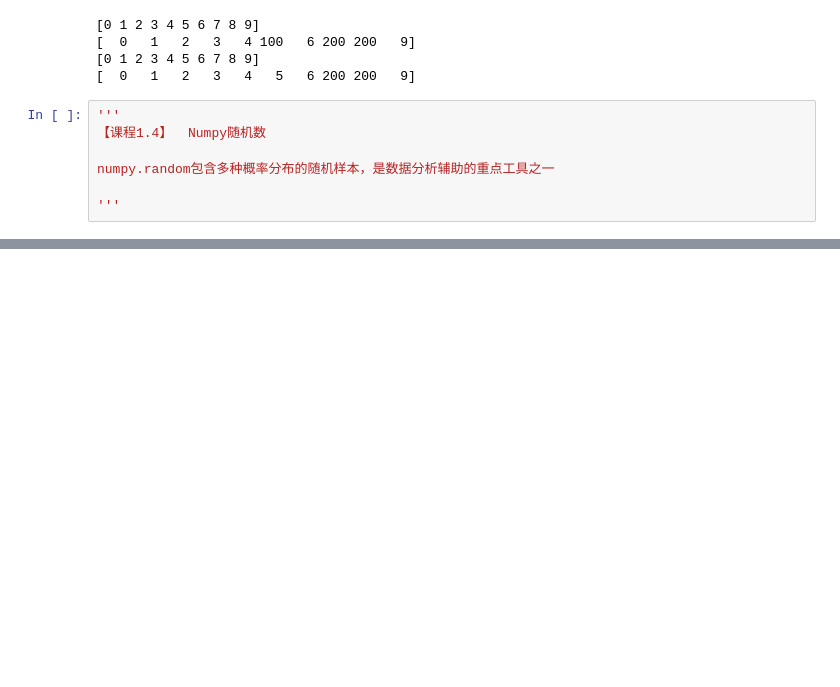
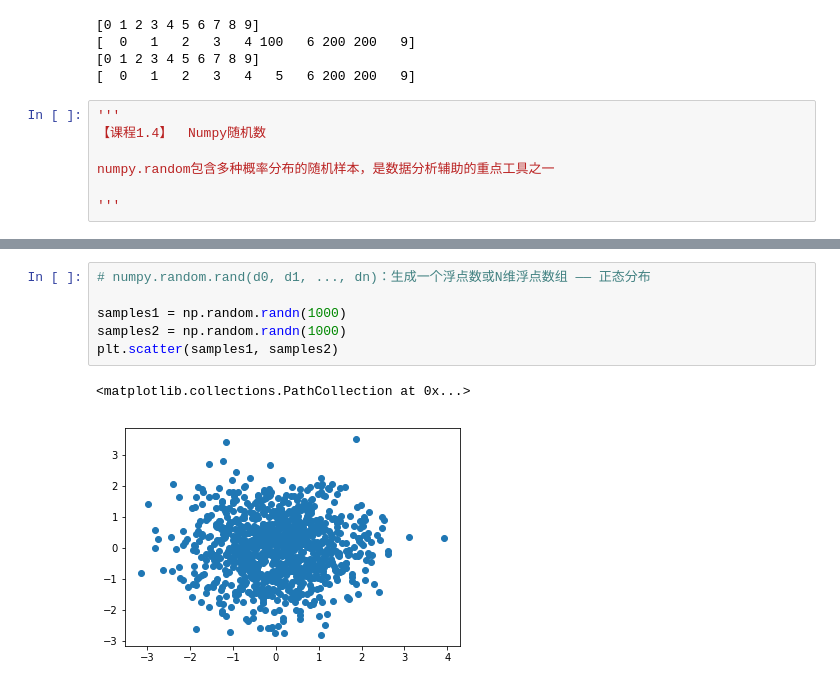
Before and after one commit to ChaoRenYuan/Python, a Jupyter notebook: Python数据分析工具/NumPy：科学计算工具.ipynb, the cells around one changed output, grey strips where cells are left out. Cells and saved outputs as stored; diff of their text form; blank space fills up the shorter version.

```diff
--- a/Python数据分析工具/NumPy：科学计算工具.ipynb
+++ b/Python数据分析工具/NumPy：科学计算工具.ipynb
@@ -112,0 +517,9 @@ numpy.random包含多种概率分布的随机样本，是数据分析辅助的
+# %%
+# numpy.random.rand(d0, d1, ..., dn)：生成一个浮点数或N维浮点数组 —— 正态分布
+
+samples1 = np.random.randn(1000)
+samples2 = np.random.randn(1000)
+plt.scatter(samples1, samples2)
+# %% [output]
+<matplotlib.collections.PathCollection at 0x...>
+[figure, added]
```
Also changed, not shown: parts of 21 cells of this notebook.
